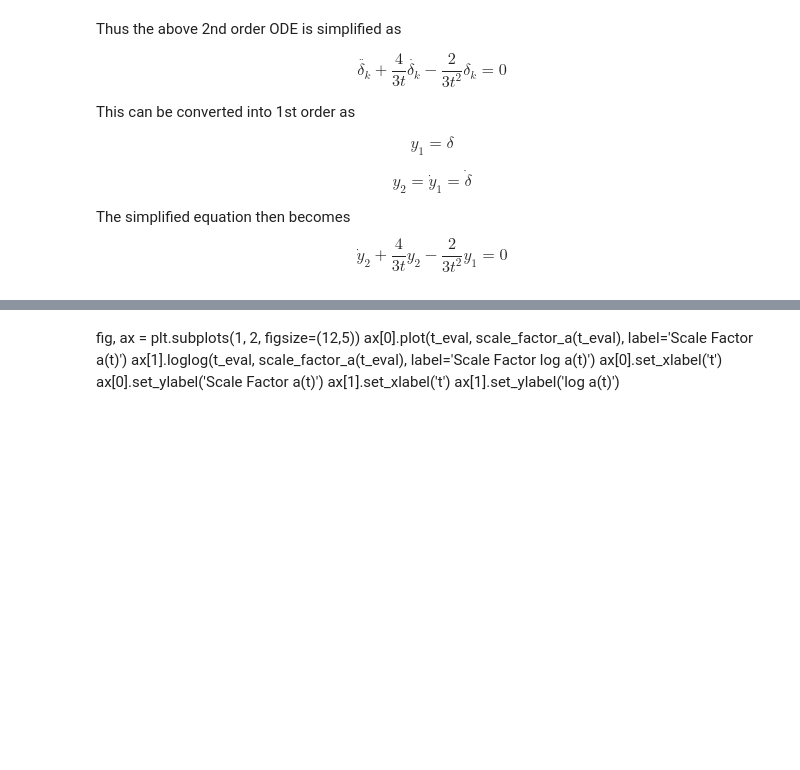
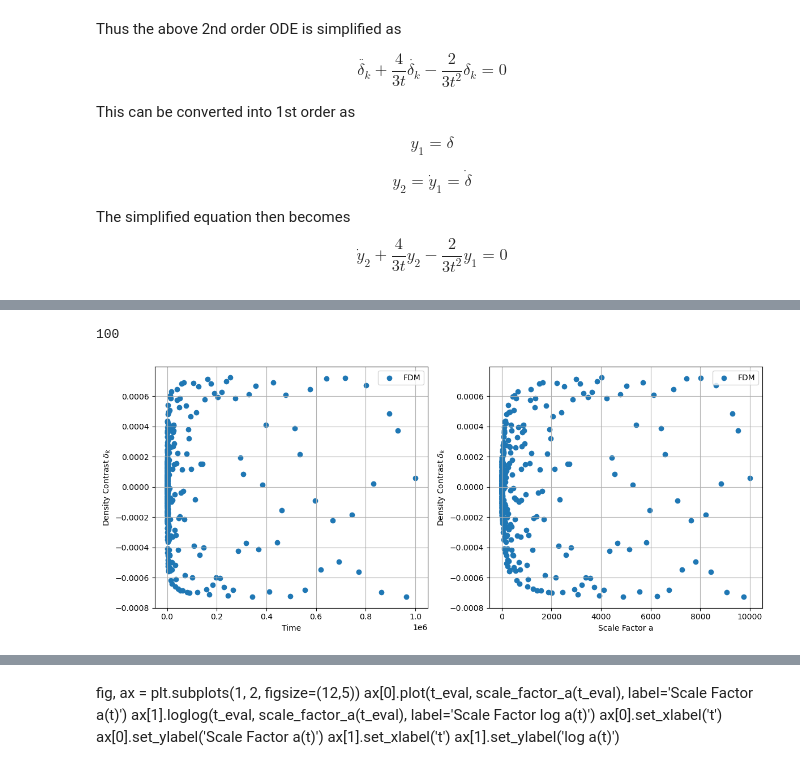
Before and after one commit to isha-m63/Wave_Dark_Matter, a Jupyter notebook: Obtaining_Power_Spectrum/FDM/FDM.ipynb, the cells around one changed output, grey strips where cells are left out. Cells and saved outputs as stored; diff of their text form; code cells hidden in the pictures; blank space fills up the shorter version.

```diff
--- a/Obtaining_Power_Spectrum/FDM/FDM.ipynb
+++ b/Obtaining_Power_Spectrum/FDM/FDM.ipynb
@@ -86,0 +135,21 @@ initial_conditions
+# %%
+k_sel
+# %% [output]
+100
+# %%
+fig,ax = plt.subplots(1,2, figsize=(12, 5))
+ax[0].scatter(fdm_df['t'], fdm_df['delta_fdm'], label='FDM')
+ax[1].scatter(fdm_df['scale_factor_a'], fdm_df['delta_fdm'], label='FDM')
+
+ax[0].set_xlabel('Time')
+ax[1].set_xlabel('Scale Factor a')
+
+ax[0].set_ylabel('Density Contrast $\delta_{k}$')
+ax[1].set_ylabel('Density Contrast $\delta_{k}$')
+for i in ax:
+    i.legend()
+    i.grid()
+plt.tight_layout()
+#plt.savefig(output_path + 'FDM_delta_k_vs_time_and_a_100Mpc-inv.png', dpi=300)
+# %% [output]
+[figure, added]
```
Also changed, not shown: parts of 13 cells of this notebook, 20 other files.
